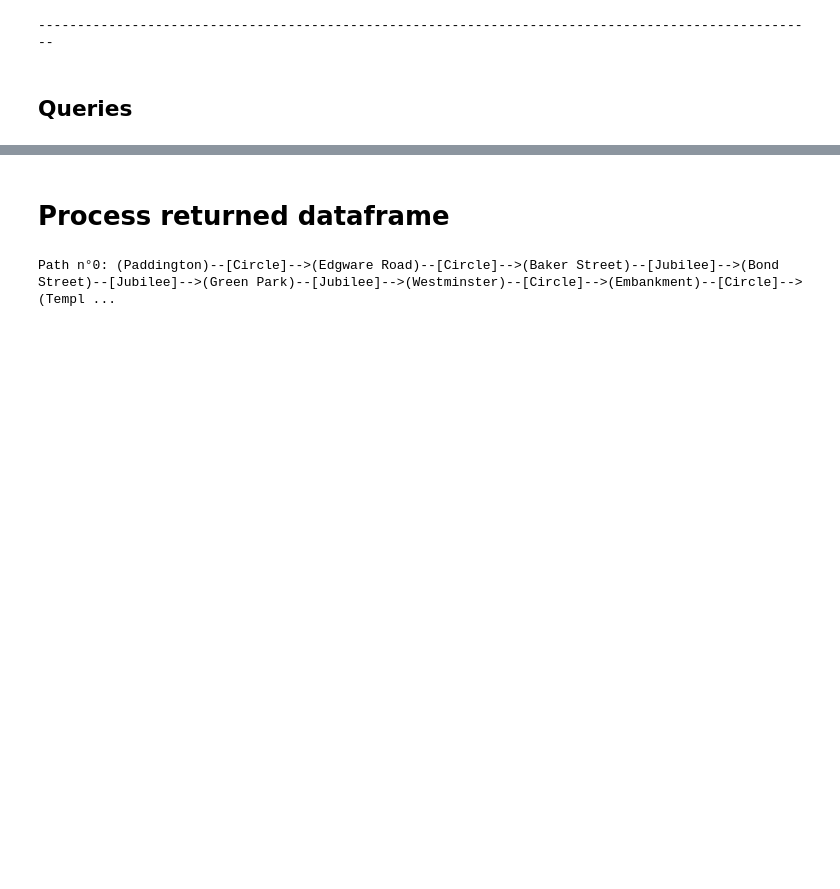
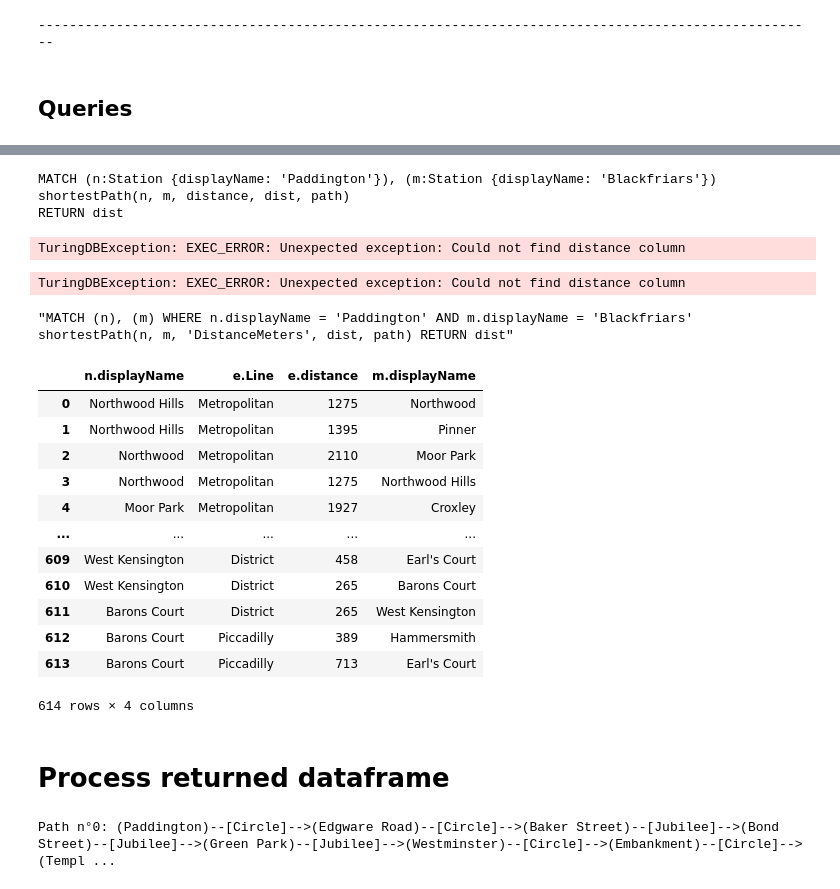
Before and after one commit to turing-db/turingdb-examples, a Jupyter notebook: examples/notebooks/public_version/london_transport_TfL.ipynb, the cells around one changed output, grey strips where cells are left out. Saved outputs shown, nothing was run; the diff lists cells and outputs as text; code cells hidden in the pictures; blank space fills up the shorter version.

```diff
--- a/examples/notebooks/public_version/london_transport_TfL.ipynb
+++ b/examples/notebooks/public_version/london_transport_TfL.ipynb
@@ -908,3 +943,61 @@ Wall time: 37.7 ms
+# %%
+command = f"""
+MATCH (n:Station {{displayName: '{departure_station}'}}), (m:Station {{displayName: '{arrival_station}'}})
+shortestPath(n, m, distance, dist, path)
+RETURN dist
+"""
+print(command)
+# %% [output]
+MATCH (n:Station {displayName: 'Paddington'}), (m:Station {displayName: 'Blackfriars'})
+shortestPath(n, m, distance, dist, path)
+RETURN dist
+# %%
+client.query(f"""
+MATCH (n:Station {{displayName: '{departure_station}'}}), (m:Station {{displayName: '{arrival_station}'}})
+shortestPath(n, m, distance, dist, path)
+RETURN dist
+""")
+# %% [output]
+TuringDBException: EXEC_ERROR: Unexpected exception: Could not find distance column
+# %%
+client.query(f"""
+MATCH (n:Station), (m:Station)
+WHERE n.displayName = '{departure_station}'
+AND m.displayName = '{arrival_station}'
+shortestPath(n, m, distance, dist, path)
+RETURN dist
+""")
+# %% [output]
+TuringDBException: EXEC_ERROR: Unexpected exception: Could not find distance column
+# %%
+f"""
+MATCH (n), (m)
+WHERE n.displayName = '{departure_station}'
+AND m.displayName = '{arrival_station}'
+shortestPath(n, m, 'DistanceMeters', dist, path)
+RETURN dist
+""".strip().replace("\n", " ")
+# %% [output]
+"MATCH (n), (m) WHERE n.displayName = 'Paddington' AND m.displayName = 'Blackfriars' shortestPath(n, m, 'DistanceMeters', dist, path) RETURN dist"
+# %%
+client.query("""
+MATCH (n)-[e]->(m)
+RETURN n.displayName, e.Line, e.distance, m.displayName
+""")
+# %% [output]
+|  | n.displayName | e.Line | e.distance | m.displayName |
+| 0 | Northwood Hills | Metropolitan | 1275 | Northwood |
+| 1 | Northwood Hills | Metropolitan | 1395 | Pinner |
+| 2 | Northwood | Metropolitan | 2110 | Moor Park |
+| 3 | Northwood | Metropolitan | 1275 | Northwood Hills |
+| 4 | Moor Park | Metropolitan | 1927 | Croxley |
+| ... | ... | ... | ... | ... |
+| 609 | West Kensington | District | 458 | Earl's Court |
+| 610 | West Kensington | District | 265 | Barons Court |
+| 611 | Barons Court | District | 265 | West Kensington |
+| 612 | Barons Court | Piccadilly | 389 | Hammersmith |
+| 613 | Barons Court | Piccadilly | 713 | Earl's Court |
+614 rows × 4 columns
 # %% [markdown]
 # Process returned dataframe
 # %%
```
Also changed, not shown: parts of 32 cells of this notebook.
